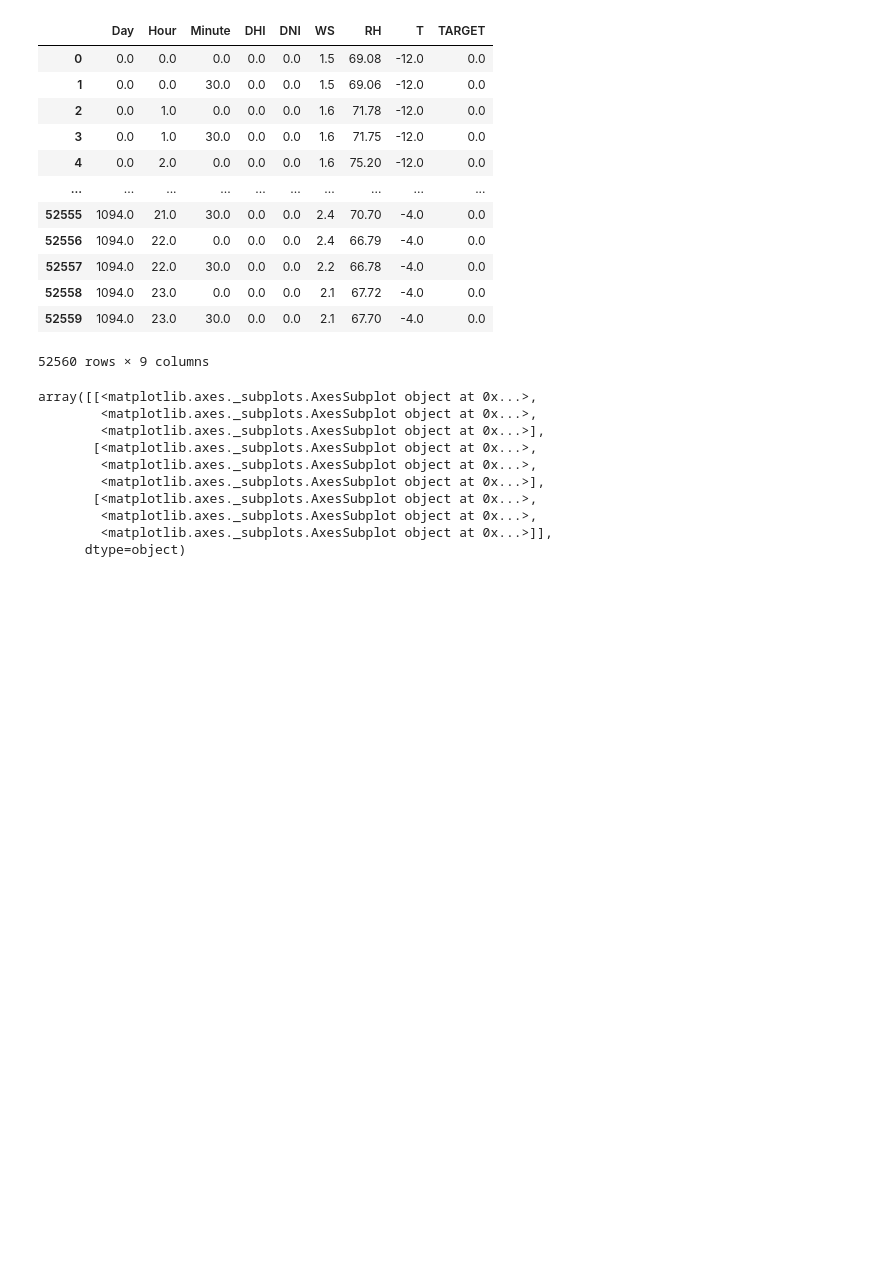
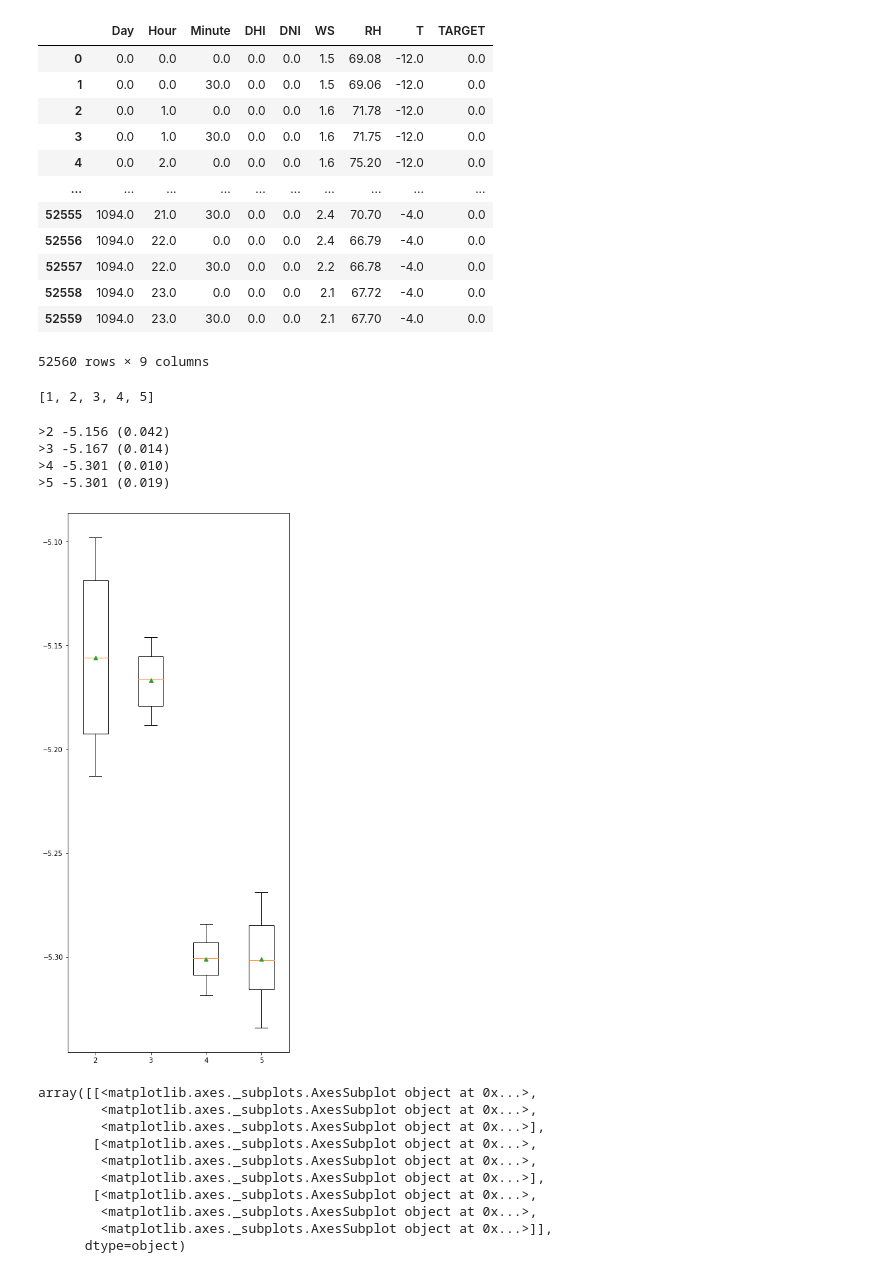
Before and after one commit to gogooma9/SolarGen, a Jupyter notebook: src/solar_gen.ipynb, the cells around one changed output. Cells and saved outputs as stored; diff of their text form; code cells hidden in the pictures; blank space fills up the shorter version.

```diff
--- a/src/solar_gen.ipynb
+++ b/src/solar_gen.ipynb
@@ -129,0 +165,52 @@ def get_outlier(df=None, column=None, weight=1.5):
+# %%
+#train.iloc[:,3:8].shape[1]
+num_features = [i for i in range(train.iloc[:,3:8].shape[1]-4, train.iloc[:,3:8].shape[1]+1)]
+num_features
+# %% [output]
+[1, 2, 3, 4, 5]
+# %%
+# compare different numbers of features selected using mutual information
+
+from numpy import mean
+from numpy import std
+from sklearn.datasets import make_regression
+from sklearn.model_selection import cross_val_score
+from sklearn.model_selection import RepeatedKFold
+from sklearn.feature_selection import SelectKBest
+from sklearn.feature_selection import mutual_info_regression
+from sklearn.feature_selection import f_regression
+from sklearn.linear_model import LinearRegression
+from sklearn.pipeline import Pipeline
+from matplotlib import pyplot
+
+
+# define number of features to evaluate
+num_features = [i for i in range(train.iloc[:,3:8].shape[1]-3, train.iloc[:,3:8].shape[1]+1)]
+# 사용 특성 2개부터 5개(1개 일떄는 압도적으로 차이가 커서 시각화에 불리)
+
+# enumerate each number of features
+results = list()
+for k in num_features:
+	# create pipeline
+  model = LinearRegression()
+  fs = SelectKBest(score_func=mutual_info_regression, k=k)
+  # fs = SelectKBest(score_func=f_regression, k=k)
+
+  pipeline = Pipeline(steps=[('sel',fs), ('lr', model)])
+	# evaluate the model
+  cv = RepeatedKFold(n_splits=2, n_repeats=5, random_state=None)
+  scores = cross_val_score(pipeline, train.iloc[:,3:8], train.iloc[:,8], scoring='neg_mean_absolute_error', cv=cv, n_jobs=None)
+  results.append(scores)
+	# summarize the results
+  print('>%d %.3f (%.3f)' % (k, mean(scores), std(scores)))
+# plot model performance for comparison
+
+pyplot.figure(figsize=(6,15))
+pyplot.boxplot(results, labels=num_features, showmeans=True)
+pyplot.show()
+# %% [output]
+>2 -5.156 (0.042)
+>3 -5.167 (0.014)
+>4 -5.301 (0.010)
+>5 -5.301 (0.019)
+[figure, added]
```
Also changed, not shown: parts of 2 cells of this notebook.
